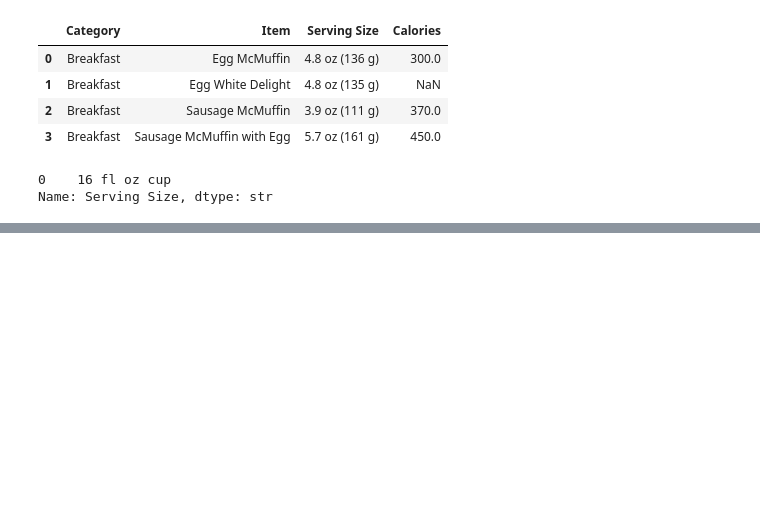
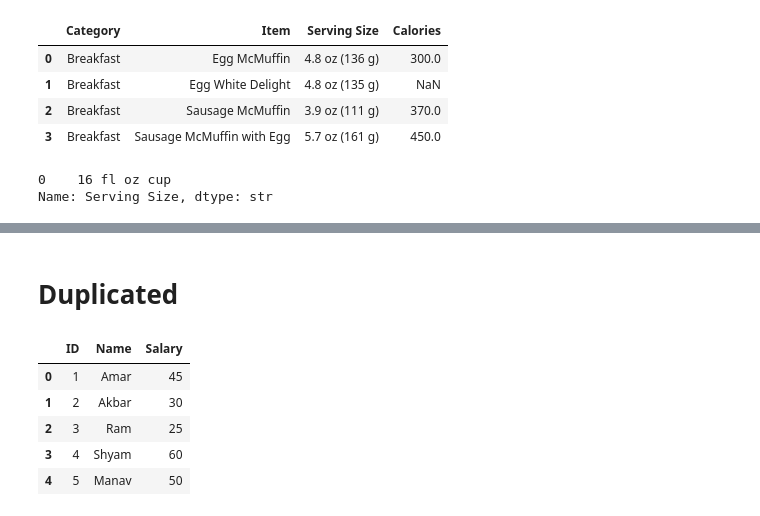
Before and after one commit to Afrynh/Python, a Jupyter notebook: Python.ipynb, the cells around one changed output, grey strips where cells are left out. Cells and saved outputs as stored; diff of their text form; code cells hidden in the pictures; blank space fills up the shorter version.

```diff
--- a/Python.ipynb
+++ b/Python.ipynb
@@ -2707,0 +2837,14 @@ Name: Serving Size, dtype: str
+# %% [markdown]
+# Duplicated
+# %%
+dict1 = {'ID':[1,2,3,4,5],'Name':['Amar', 'Akbar', 'Ram', 'Shyam', 'Manav'],
+         'Salary': [45,30,25,60,50]}
+dup = pd.DataFrame(dict1)
+dup
+# %% [output]
+|  | ID | Name | Salary |
+| 0 | 1 | Amar | 45 |
+| 1 | 2 | Akbar | 30 |
+| 2 | 3 | Ram | 25 |
+| 3 | 4 | Shyam | 60 |
+| 4 | 5 | Manav | 50 |
```
Also changed, not shown: parts of 44 cells of this notebook.
